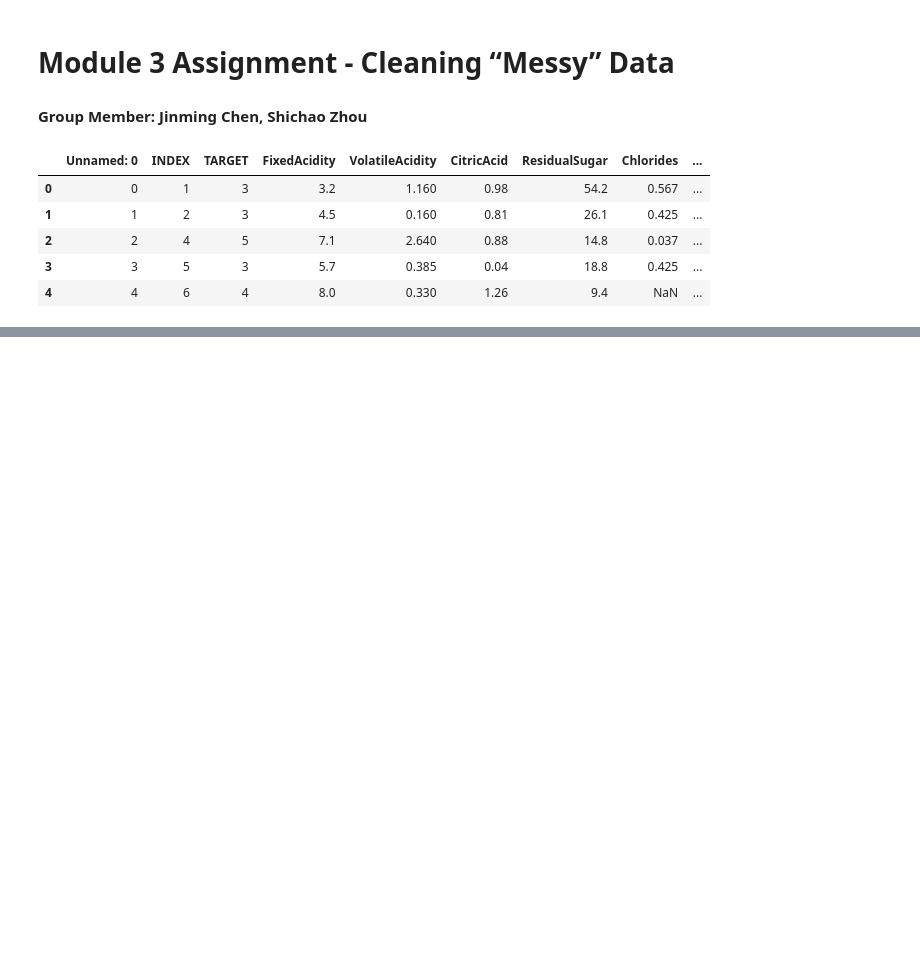
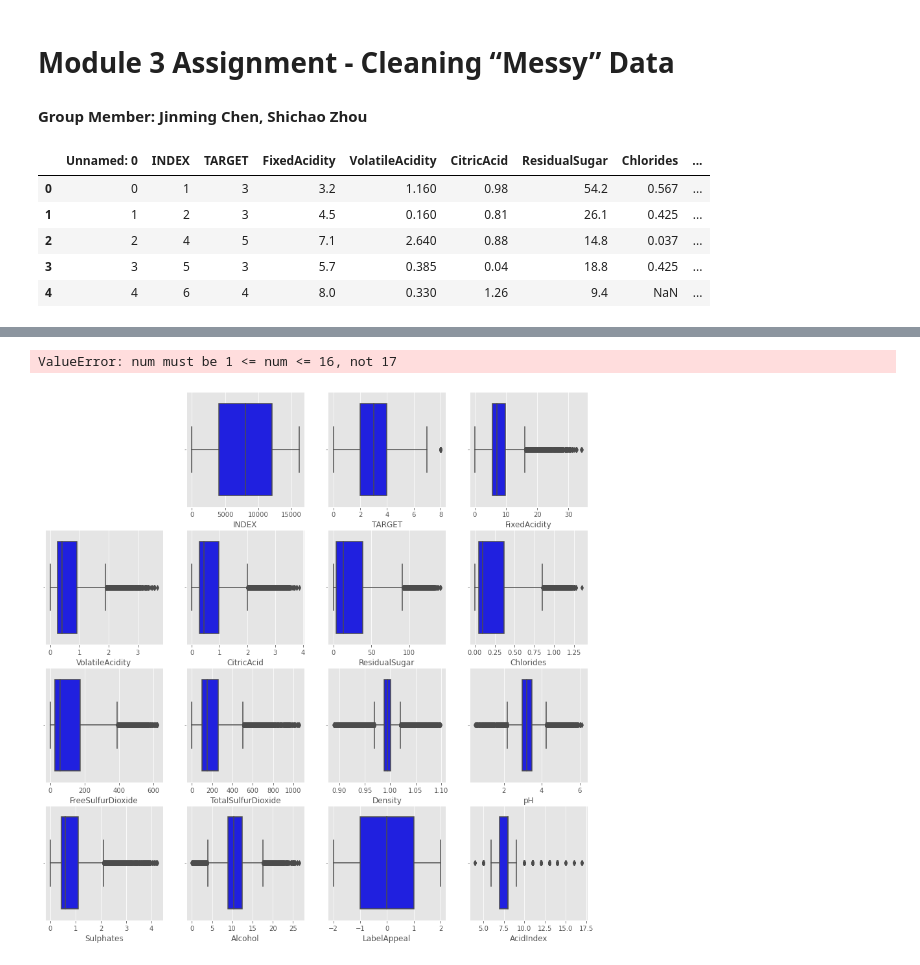
Before and after one commit to MaggieHateProgramming/DAV-6150-2, a Jupyter notebook: J_Chen_M3_assn.ipynb, the cells around one changed output, grey strips where cells are left out. Saved outputs shown, nothing was run; the diff lists cells and outputs as text; code cells hidden in the pictures; blank space fills up the shorter version.

```diff
--- a/J_Chen_M3_assn.ipynb
+++ b/J_Chen_M3_assn.ipynb
@@ -105,0 +115,13 @@ dtype: int64
+# %%
+#show the distribution of all variables by using "for loop"
+i=0
+numerical_columns = data.columns
+for col in numerical_columns:
+    i+=1
+    plt.subplot(4,4,i+1)
+    plt.style.use('ggplot')
+    plt.rcParams['figure.figsize'] = (15,15)
+    sns.boxplot(data[col], color = 'blue')
+# %% [output]
+ValueError: num must be 1 <= num <= 16, not 17
+[figure, added]
```
Also changed, not shown: parts of 18 cells of this notebook.
